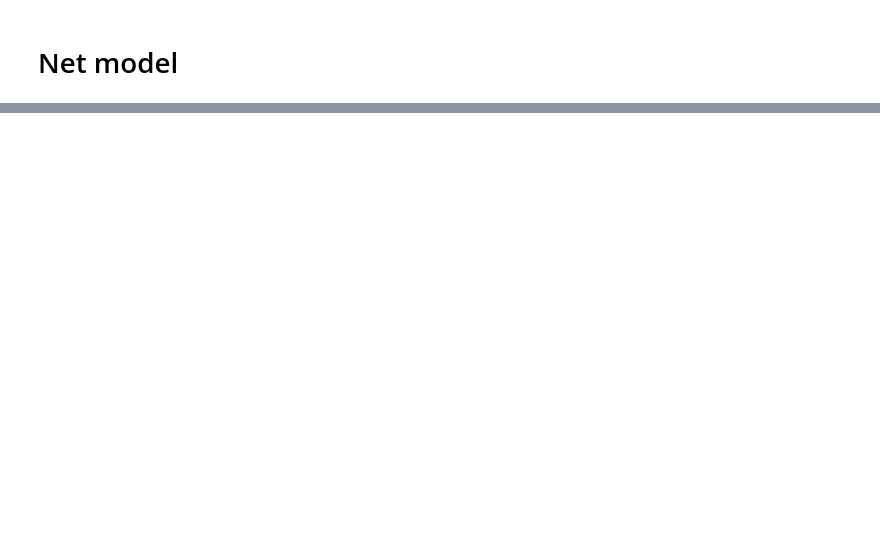
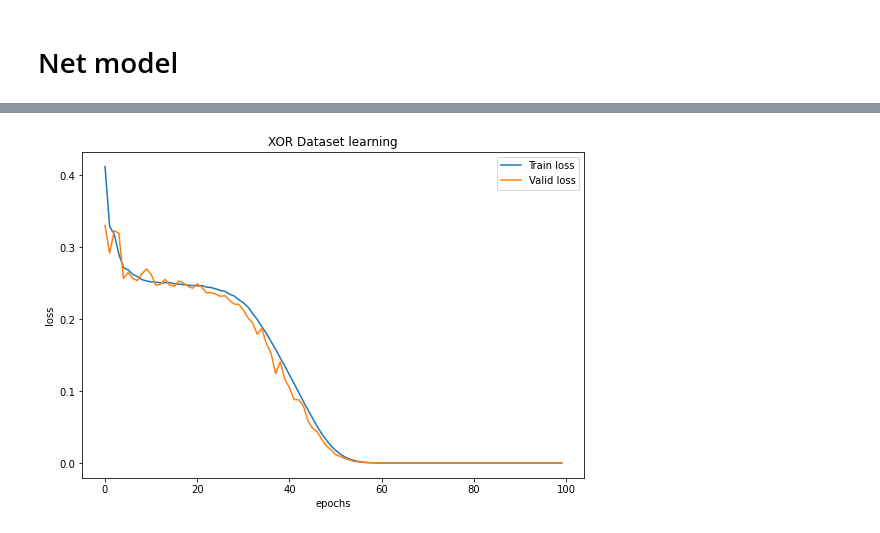
Before and after one commit to IsisChameleon/CSYS5030, a Jupyter notebook: Assignment2/xor2.ipynb, the cells around one changed output, grey strips where cells are left out. Drawn from its saved outputs; the diff is of its cells as text; code cells hidden in the pictures; blank space fills up the shorter version.

```diff
--- a/Assignment2/xor2.ipynb
+++ b/Assignment2/xor2.ipynb
@@ -289,0 +305,11 @@ plt.show()
+# %%
+fig, axs = plt.subplots(1, 1, figsize=(9, 6))
+axs.plot(epoch_training_losses, label='Train loss')
+axs.plot(epoch_valid_losses, label='Valid loss')
+axs.set_title('XOR Dataset learning')
+axs.set_xlabel('epochs')
+axs.set_ylabel('loss')
+plt.legend()
+plt.show()
+# %% [output]
+[figure, added]
```
Also changed, not shown: parts of 7 cells of this notebook, 7 other files.
